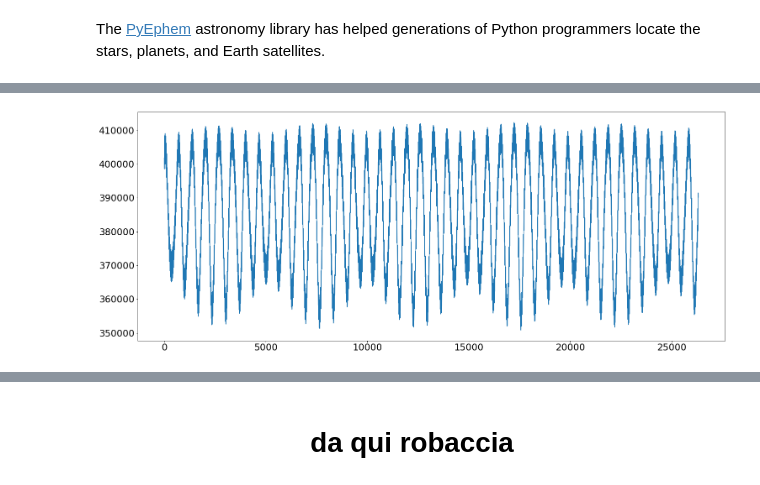
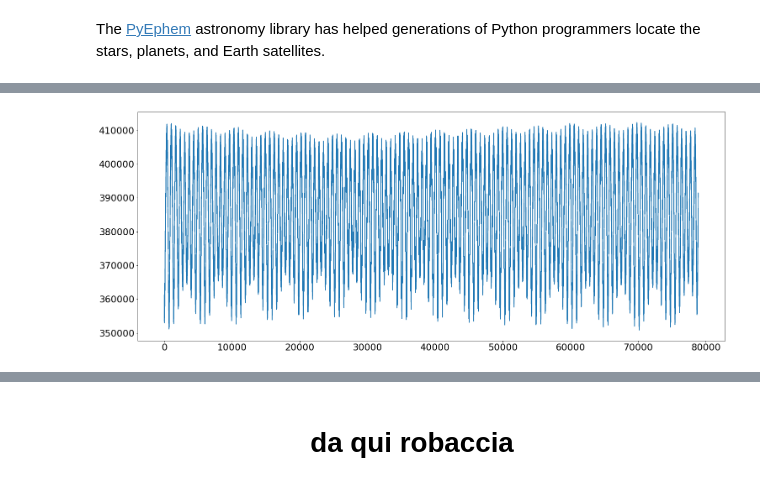
Before and after one commit to faber6911/venice-is-drowning, a Jupyter notebook: moon_distance/lunar_motion.ipynb, the cells around one changed output, grey strips where cells are left out. Saved outputs shown, nothing was run; the diff lists cells and outputs as text; code cells hidden in the pictures.

```diff
--- a/moon_distance/lunar_motion.ipynb
+++ b/moon_distance/lunar_motion.ipynb
@@ -176,6 +179,6 @@ def moon_distance(startDate, endDate, km = False, plot = True):
 
     return moon_dists, dates
 # %%
-dists, dates = moon_distance(startDate = "2015/12/31 23:00:00", endDate = "2018/12/31 23:00:00", km = True, plot = True)
+dists, dates = moon_distance(startDate = "2010/01/01 00:00:00", endDate = "2018/12/31 23:00:00", km = True, plot = True)
 # %% [output]
-[figure, old version]
+[figure, new version]
```
Also changed, not shown: parts of 7 cells of this notebook, 1 other file.
